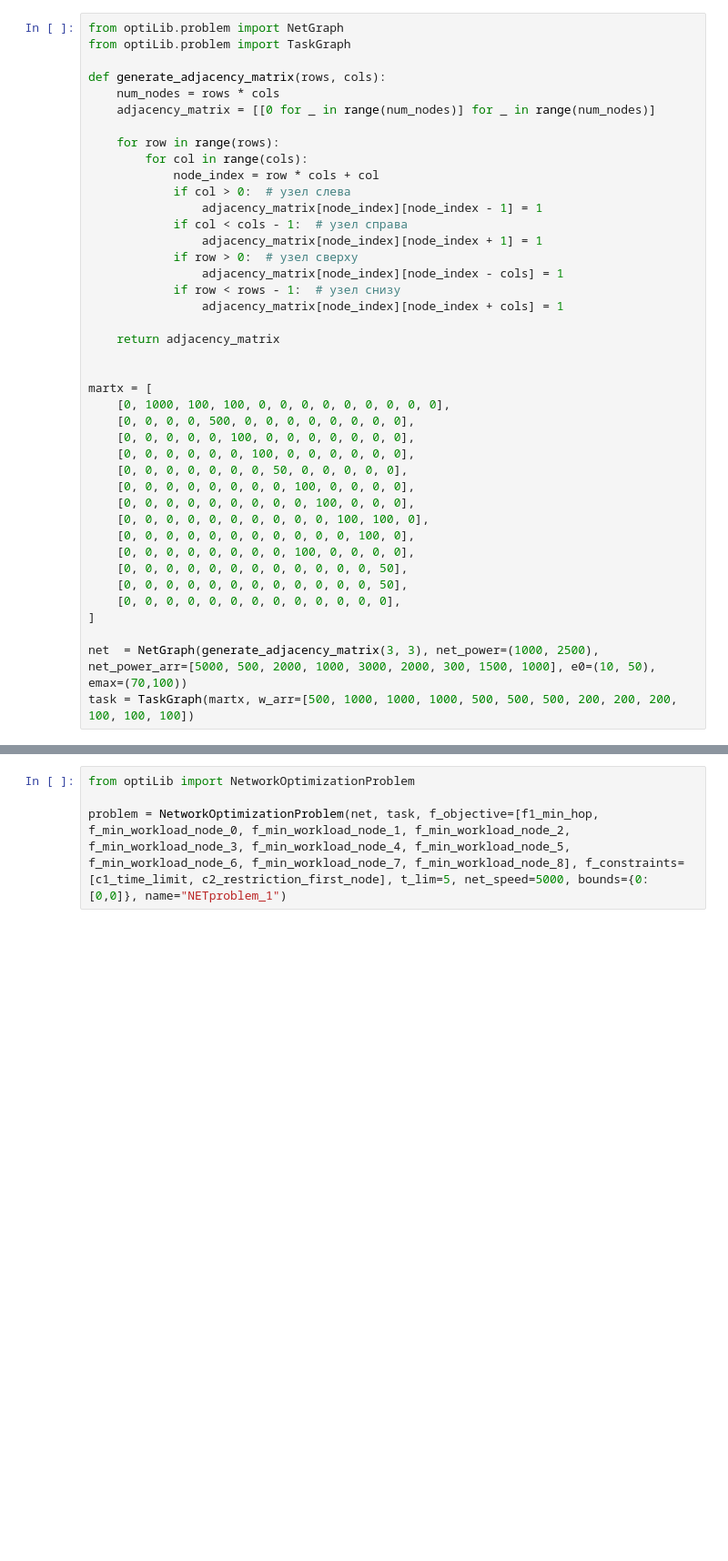
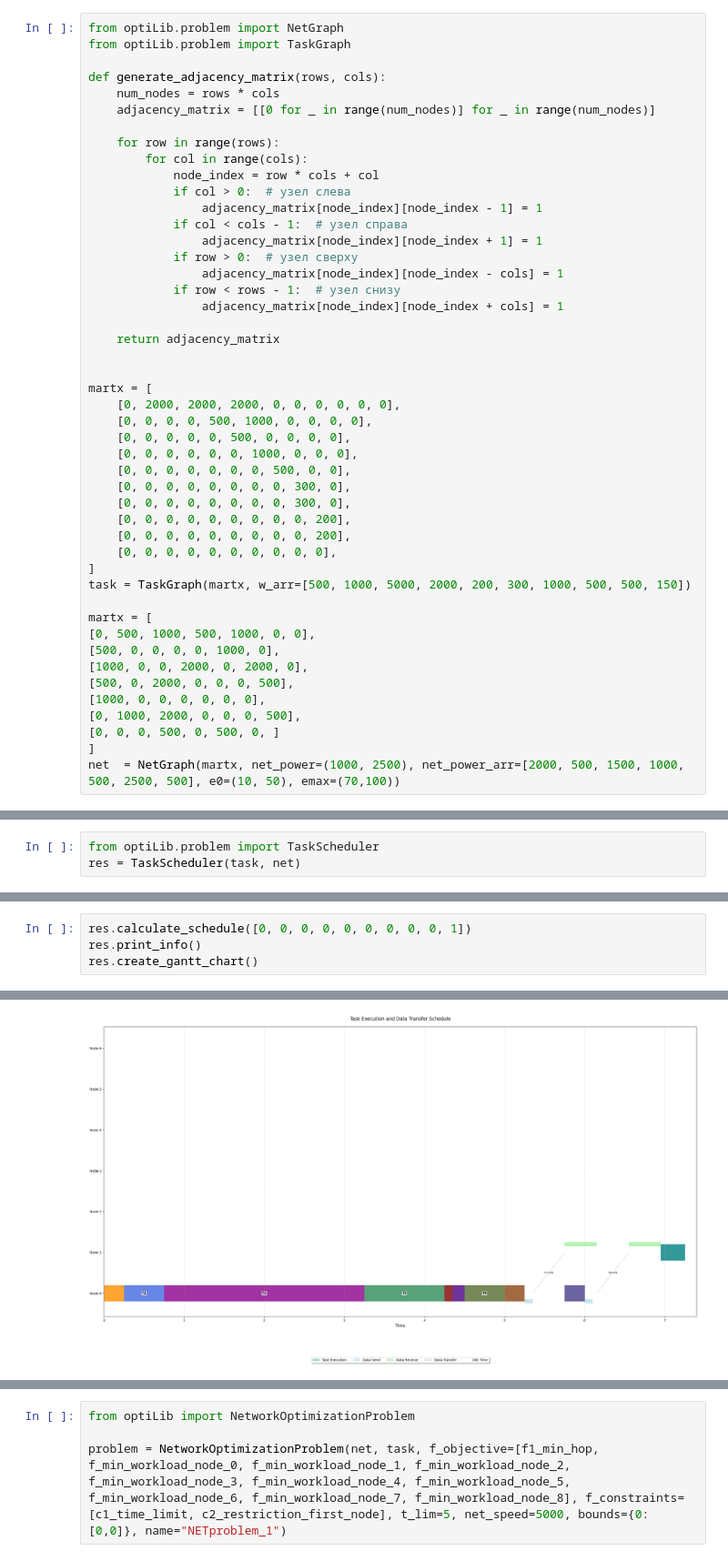
Before and after one commit to Me0n4ik/MATH, a Jupyter notebook: main.ipynb, the cells around one changed output, grey strips where cells are left out. Shown at 91% size. Drawn from its saved outputs; the diff is of its cells as text; blank space fills up the shorter version.

```diff
--- a/main.ipynb
+++ b/main.ipynb
@@ -29,23 +27,29 @@ def generate_adjacency_matrix(rows, cols):
 
 
 martx = [
-    [0, 1000, 100, 100, 0, 0, 0, 0, 0, 0, 0, 0, 0],
-    [0, 0, 0, 0, 500, 0, 0, 0, 0, 0, 0, 0, 0],
-    [0, 0, 0, 0, 0, 100, 0, 0, 0, 0, 0, 0, 0],
-    [0, 0, 0, 0, 0, 0, 100, 0, 0, 0, 0, 0, 0],
-    [0, 0, 0, 0, 0, 0, 0, 50, 0, 0, 0, 0, 0],
-    [0, 0, 0, 0, 0, 0, 0, 0, 100, 0, 0, 0, 0],
-    [0, 0, 0, 0, 0, 0, 0, 0, 0, 100, 0, 0, 0],
-    [0, 0, 0, 0, 0, 0, 0, 0, 0, 0, 100, 100, 0],
-    [0, 0, 0, 0, 0, 0, 0, 0, 0, 0, 0, 100, 0],
-    [0, 0, 0, 0, 0, 0, 0, 0, 100, 0, 0, 0, 0],
-    [0, 0, 0, 0, 0, 0, 0, 0, 0, 0, 0, 0, 50],
-    [0, 0, 0, 0, 0, 0, 0, 0, 0, 0, 0, 0, 50],
-    [0, 0, 0, 0, 0, 0, 0, 0, 0, 0, 0, 0, 0],
+    [0, 2000, 2000, 2000, 0, 0, 0, 0, 0, 0],
+    [0, 0, 0, 0, 500, 1000, 0, 0, 0, 0],
+    [0, 0, 0, 0, 0, 500, 0, 0, 0, 0],
+    [0, 0, 0, 0, 0, 0, 1000, 0, 0, 0],
+    [0, 0, 0, 0, 0, 0, 0, 500, 0, 0],
+    [0, 0, 0, 0, 0, 0, 0, 0, 300, 0],
+    [0, 0, 0, 0, 0, 0, 0, 0, 300, 0],
+    [0, 0, 0, 0, 0, 0, 0, 0, 0, 200],
+    [0, 0, 0, 0, 0, 0, 0, 0, 0, 200],
+    [0, 0, 0, 0, 0, 0, 0, 0, 0, 0],
 ]
+task = TaskGraph(martx, w_arr=[500, 1000, 5000, 2000, 200, 300, 1000, 500, 500, 150])
 
-net  = NetGraph(generate_adjacency_matrix(3, 3), net_power=(1000, 2500), net_power_arr=[5000, 500, 2000, 1000, 3000, 2000, 300, 1500, 1000], e0=(10, 50), emax=(70,100))
-task = TaskGraph(martx, w_arr=[500, 1000, 1000, 1000, 500, 500, 500, 200, 200, 200, 100, 100, 100])
+martx = [
+[0, 500, 1000, 500, 1000, 0, 0],
+[500, 0, 0, 0, 0, 1000, 0],
+[1000, 0, 0, 2000, 0, 2000, 0],
+[500, 0, 2000, 0, 0, 0, 500],
+[1000, 0, 0, 0, 0, 0, 0],
+[0, 1000, 2000, 0, 0, 0, 500],
+[0, 0, 0, 500, 0, 500, 0, ]
+]
+net  = NetGraph(martx, net_power=(1000, 2500), net_power_arr=[2000, 500, 1500, 1000, 500, 2500, 500], e0=(10, 50), emax=(70,100))
 # %%
 import functools
 import networkx as nx
@@ -287,0 +484,3 @@ problem = NetworkOptimizationProblem(net, task, f_objective=[f1_min_hop, f_min_w
+# %%
+from optiLib.problem import TaskScheduler
+res = TaskScheduler(task, net)
@@ -287,0 +491,5 @@ problem = NetworkOptimizationProblem(net, task, f_objective=[f1_min_hop, f_min_w
+# %%
+res.calculate_schedule([0, 0, 0, 0, 0, 0, 0, 0, 0, 1])
+res.print_info()
+res.create_gantt_chart()
+# %% [output]
@@ -287,0 +513 @@ problem = NetworkOptimizationProblem(net, task, f_objective=[f1_min_hop, f_min_w
+[figure, added]
```
Also changed, not shown: parts of 11 cells of this notebook, 2 other files.
